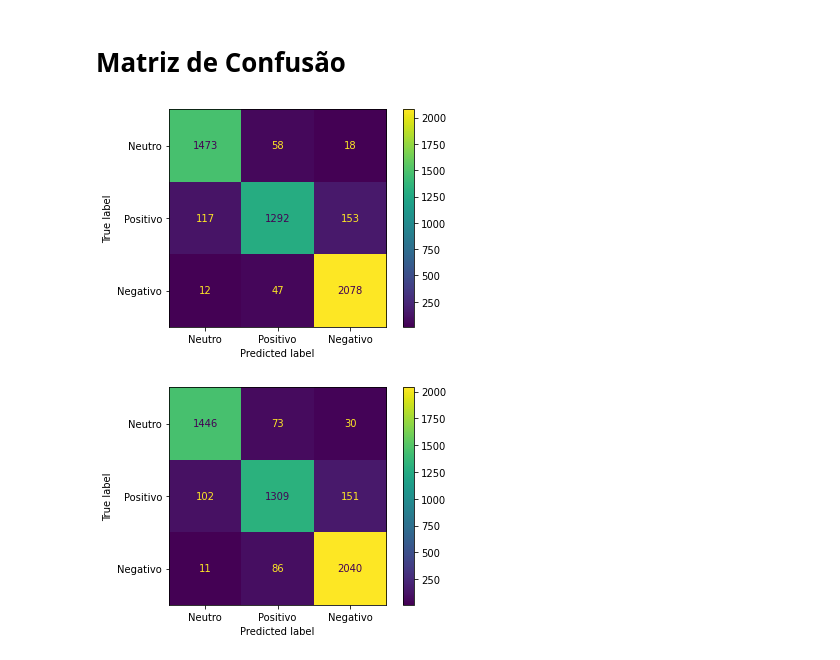
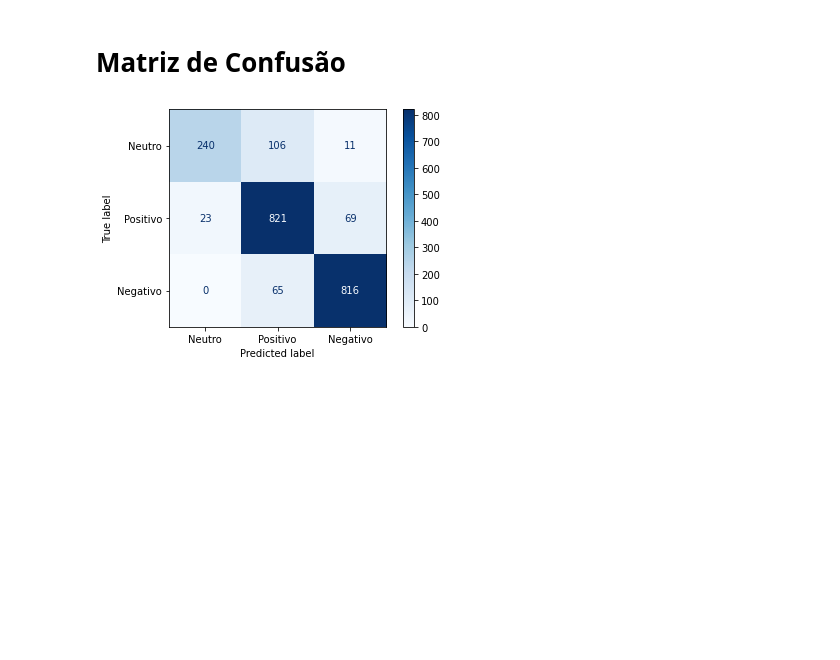
Before and after one commit to brenojantorno/PLN_Sentiment_Analysis, a Jupyter notebook: Sentiment Analysis.ipynb, the cells around one changed output. Cells and saved outputs as stored; diff of their text form; code cells hidden in the pictures; blank space fills up the shorter version.

```diff
--- a/Sentiment Analysis.ipynb
+++ b/Sentiment Analysis.ipynb
@@ -103,38 +72,35 @@ stop_words = set(stopwords.words('portuguese'))
 def removerStopWords(texto):
     #Tokenização
     word_tokens =  word_tokenize(texto)
-
     ps = PorterStemmer()
-
     steamming_words = []
 
     for word in word_tokens:
-        steamming_words.append(word)
+        steamming_words.append(ps.stem(word))
 
-    #Limpa os tokens removendo as stopwords da lingua portuguesa e converte para string, sem o join retorna um array
-    sentencas_filtradas =  ' '.join([p for p in word_tokens if not p.lower() in stop_words])
+    #Limpa os tokens removendo as stopwords da lingua portuguesa e converte para string.
+    sentencas_filtradas =  ' '.join([p for p in steamming_words if not p.lower() in stop_words])
 
+    # Função strip remove os espaços em branco no começo e no fim da string.
     return sentencas_filtradas.strip()
+# %%
+def removerCaracteresEspeciais(Text):
+    Text = unidecode.unidecode(Text)
+    Text = re.sub(r'http\S+|[0-9]|\.|\,|\-|\_|\:|\;|\@|\#|\!|\>|\<|\&|\®', '', Text)
+    Text = removerStopWords(Text)
+    Text = Text.lower().strip()
+
+    return Text
 # %%
 def limparTexto(dataFrame):
     result =  pd.DataFrame()
     #Percorrer data linha do data frame
-    for row in tqdm(dataFrame.itertuples(index=True, name="Pandas"), desc="Limpar stopWords"):
+    for row in dataFrame.itertuples(index=True, name="Pandas"):
         Text = row.Text
         Classificacao = row.Classificacao
 
         #Realiza a limpeza de caracteres indesejados no texto.
-
-        Text = unidecode.unidecode(Text)
-        Text = re.sub(r'http\S+', '', Text)
-        Text = removerStopWords(Text)
-        Text = Text.replace(" . "," ")
-        Text = Text.replace(" , "," ")
-        Text = Text.replace(" - "," ")
-        Text = Text.replace(" : "," ")
-        Text = Text.replace(" @ "," ")
-        Text = Text.replace(" # "," ")
-        Text = Text.lower().strip()
+        Text =  removerCaracteresEspeciais(Text)
 
         # Cria um novo dataframe e o concatena ao existente.
         linha = pd.Series([Text, Classificacao])
@@ -143,7 +109,9 @@ def limparTexto(dataFrame):
 
     return result
 # %%
-twetter_df_clean =  limparTexto(twetter_df)
-twetter_df_clean =  twetter_df_clean.rename(columns= {0: 'Text', 1: "Classificacao"})
-twetter_df_clean.head()
+twetter_df_clean =  limparTexto(twetter_df).rename(columns= {0: 'Text', 1: "Classificacao"})
+
+#Remoção dos dados duplicados
+twetter_df_clean.drop_duplicates(subset='Text',inplace=True)
+print(twetter_df_clean.describe())
 # %% [output]
@@ -251,10 +176,7 @@ macro-f1: 91.02
 # %% [markdown]
 # Matriz de Confusão
 # %%
-for key in dic_predicts.keys():
-    y_pred = dic_predicts[key]
-    cm = metrics.confusion_matrix(y_test, y_pred)
-    cm_display = metrics.ConfusionMatrixDisplay(cm, display_labels=y_test.unique()).plot()
+cm = metrics.confusion_matrix(y_test, predicts)
+cm_display = metrics.ConfusionMatrixDisplay(cm, display_labels=y_test.unique()).plot(cmap='Blues')
 # %% [output]
-[figure, old version]
+[figure, new version]
-[figure, removed]
```
Also changed, not shown: parts of 19 cells of this notebook.
